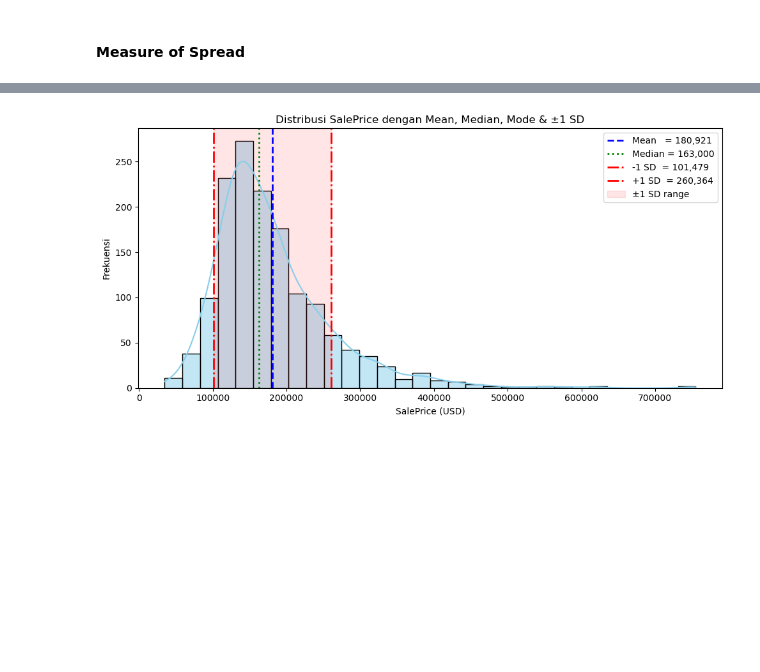
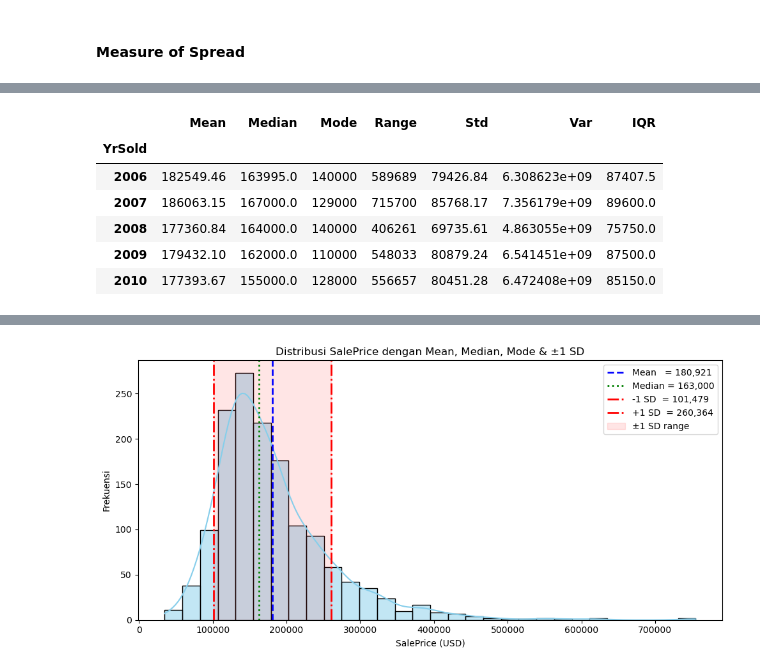
Before and after one commit to agirahmawandi/hw_statistics, a Jupyter notebook: Agi_Rahmawandi_Batch_57_Homework_Statistics.ipynb, the cells around one changed output, grey strips where cells are left out. Cells and saved outputs as stored; diff of their text form; code cells hidden in the pictures; blank space fills up the shorter version.

```diff
--- a/Agi_Rahmawandi_Batch_57_Homework_Statistics.ipynb
+++ b/Agi_Rahmawandi_Batch_57_Homework_Statistics.ipynb
@@ -180,0 +131,23 @@ Dari boxplot ini dapat kita lihat bahwa data nilai median adalah 163000.0
+# %%
+df = pd.read_csv("train.csv")
+stats_year = (
+    df.groupby("YrSold")["SalePrice"]
+      .agg(Mean   ="mean",
+           Median ="median",
+           Mode   =lambda x: x.mode().iloc[0],
+           Range  =lambda x: x.max() - x.min(),
+           Std    ="std",
+           Var    ="var",
+           IQR    =lambda x: x.quantile(0.75) - x.quantile(0.25))
+      .round(2)
+)
+
+stats_year
+# %% [output]
+|  | Mean | Median | Mode | Range | Std | Var | IQR |
+| YrSold |  |  |  |  |  |  |  |
+| 2006 | 182549.46 | 163995.0 | 140000 | 589689 | 79426.84 | 6.308623e+09 | 87407.5 |
+| 2007 | 186063.15 | 167000.0 | 129000 | 715700 | 85768.17 | 7.356179e+09 | 89600.0 |
+| 2008 | 177360.84 | 164000.0 | 140000 | 406261 | 69735.61 | 4.863055e+09 | 75750.0 |
+| 2009 | 179432.10 | 162000.0 | 110000 | 548033 | 80879.24 | 6.541451e+09 | 87500.0 |
+| 2010 | 177393.67 | 155000.0 | 128000 | 556657 | 80451.28 | 6.472408e+09 | 85150.0 |
```
Also changed, not shown: parts of 14 cells of this notebook, 1 other file.
